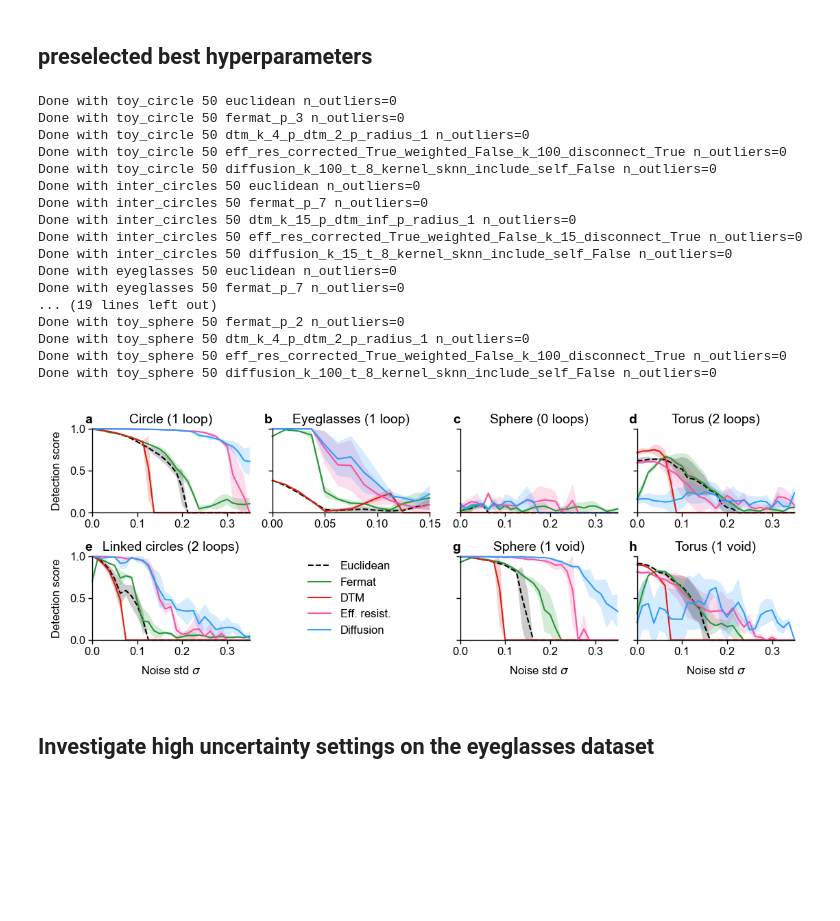
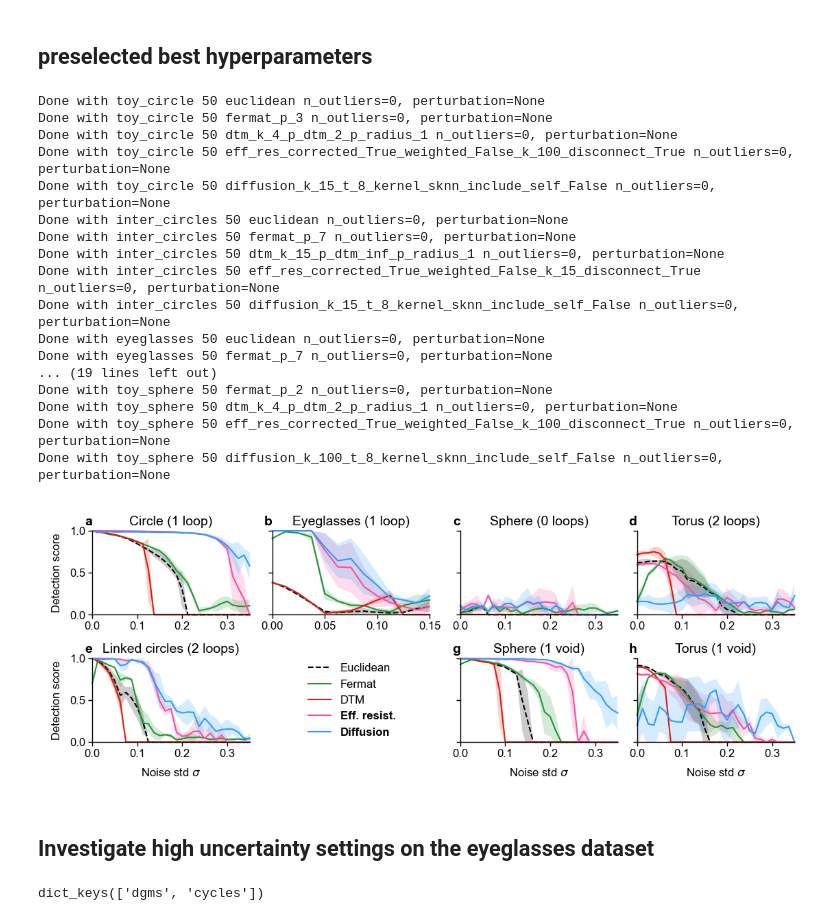
Before and after one commit to berenslab/eff-ph, a Jupyter notebook: notebooks/fig_datasets.ipynb, the cells around one changed output. Drawn from its saved outputs; the diff is of its cells as text; code cells hidden in the pictures; blank space fills up the shorter version.

Commit message:
uses corrected diffusion

```diff
--- a/notebooks/fig_datasets.ipynb
+++ b/notebooks/fig_datasets.ipynb
@@ -215,7 +217,7 @@ best_method_per_dataset_dict = {
              'fermat': [{"p": 3}],
              'dtm': [{"k": 4, "p_dtm": 2, "p_radius": 1},],
              'eff_res': [{"corrected": True, "weighted": False, "k": 100, "disconnect": True,}],
-             'diffusion': [{"k": 100, "t": 8, "kernel": "sknn", "include_self": False}],
+             'diffusion': [{"k": 15, "t": 8, "kernel": "sknn", "include_self": False}],
              },
         'inter_circles':
             {'euclidean': [{}],
@@ -278,23 +280,23 @@ for feature_dim in best_method_per_dataset_dict:
                                                   n_threads=10)
     selected_res[feature_dim] = sel_res_dim
 # %% [output]
-Done with toy_circle 50 euclidean n_outliers=0
-Done with toy_circle 50 fermat_p_3 n_outliers=0
-Done with toy_circle 50 dtm_k_4_p_dtm_2_p_radius_1 n_outliers=0
-Done with toy_circle 50 eff_res_corrected_True_weighted_False_k_100_disconnect_True n_outliers=0
-Done with toy_circle 50 diffusion_k_100_t_8_kernel_sknn_include_self_False n_outliers=0
-Done with inter_circles 50 euclidean n_outliers=0
-Done with inter_circles 50 fermat_p_7 n_outliers=0
-Done with inter_circles 50 dtm_k_15_p_dtm_inf_p_radius_1 n_outliers=0
-Done with inter_circles 50 eff_res_corrected_True_weighted_False_k_15_disconnect_True n_outliers=0
-Done with inter_circles 50 diffusion_k_15_t_8_kernel_sknn_include_self_False n_outliers=0
-Done with eyeglasses 50 euclidean n_outliers=0
-Done with eyeglasses 50 fermat_p_7 n_outliers=0
+Done with toy_circle 50 euclidean n_outliers=0, perturbation=None
+Done with toy_circle 50 fermat_p_3 n_outliers=0, perturbation=None
+Done with toy_circle 50 dtm_k_4_p_dtm_2_p_radius_1 n_outliers=0, perturbation=None
+Done with toy_circle 50 eff_res_corrected_True_weighted_False_k_100_disconnect_True n_outliers=0, perturbation=None
+Done with toy_circle 50 diffusion_k_15_t_8_kernel_sknn_include_self_False n_outliers=0, perturbation=None
+Done with inter_circles 50 euclidean n_outliers=0, perturbation=None
+Done with inter_circles 50 fermat_p_7 n_outliers=0, perturbation=None
+Done with inter_circles 50 dtm_k_15_p_dtm_inf_p_radius_1 n_outliers=0, perturbation=None
+Done with inter_circles 50 eff_res_corrected_True_weighted_False_k_15_disconnect_True n_outliers=0, perturbation=None
+Done with inter_circles 50 diffusion_k_15_t_8_kernel_sknn_include_self_False n_outliers=0, perturbation=None
+Done with eyeglasses 50 euclidean n_outliers=0, perturbation=None
+Done with eyeglasses 50 fermat_p_7 n_outliers=0, perturbation=None
 ... (19 lines left out)
-Done with toy_sphere 50 fermat_p_2 n_outliers=0
-Done with toy_sphere 50 dtm_k_4_p_dtm_2_p_radius_1 n_outliers=0
-Done with toy_sphere 50 eff_res_corrected_True_weighted_False_k_100_disconnect_True n_outliers=0
-Done with toy_sphere 50 diffusion_k_100_t_8_kernel_sknn_include_self_False n_outliers=0
+Done with toy_sphere 50 fermat_p_2 n_outliers=0, perturbation=None
+Done with toy_sphere 50 dtm_k_4_p_dtm_2_p_radius_1 n_outliers=0, perturbation=None
+Done with toy_sphere 50 eff_res_corrected_True_weighted_False_k_100_disconnect_True n_outliers=0, perturbation=None
+Done with toy_sphere 50 diffusion_k_100_t_8_kernel_sknn_include_self_False n_outliers=0, perturbation=None
 # %%
 # filtering
 dob = 1.25
@@ -400,35 +402,40 @@ for i in range(npanels):
         ax[r, c].set_yticklabels([])
     if r == 0:
         ax[r, c].set_xlabel("")
 
 
     if i == 0 or i==1:
         ax[r, c].set_title(dataset_to_print[dataset] + f" (1 loop)")
     elif i == 2:
         ax[r, c].set_title(dataset_to_print[dataset] + f" (0 loops)")
     elif i==3 or i==4:
         ax[r, c].set_title(dataset_to_print[dataset] + f" (2 loops)")
     elif i==6 or i==7:
         ax[r, c].set_title(dataset_to_print[dataset] + f" (1 void)")
 
 
     ax[r, c].set_title(
         letters[i],
         loc="left",
         ha="right",
         fontweight="bold",
 )
 
 
 handles, labels = ax[1, 2].get_legend_handles_labels()
-ax[1, 1].legend(loc=(0.2, 0.0),
+legend = ax[1, 1].legend(loc=(0.2, 0.0),
                 handles=handles,
              frameon=False
       )
+
+leg_labels = legend.get_texts()
+leg_labels[-2].set_weight("bold")
+leg_labels[-1].set_weight("bold")
+
 ax[1, 1].axis("off")
 fig.savefig(os.path.join(fig_path, "fig_datasets_dob.pdf"))
 # %% [output]
-[figure, old version]
+[figure, new version]
 # %% [markdown]
 ## Investigate high uncertainty settings on the eyeglasses dataset
 # %%
@@ -439,6 +446,10 @@ from sklearn.decomposition import PCA
 dataset = "eyeglasses"
 sigma = 0.075
 data = np.stack([get_toy_data(dataset=dataset, n=1000, gaussian={"sigma": sigma}, seed=seed) for seed in seeds])
+# %%
+selected_res[1][dataset]["eff_res"]["eff_res_corrected_True_weighted_False_k_15_disconnect_True"][sigma][seed].keys()
+# %% [output]
+dict_keys(['dgms', 'cycles'])
 # %%
 # plot figure for eff res
 fig, ax = plt.subplots(ncols=3, nrows=3, width_ratios=(1, 2, 2), figsize=(4, 2.5))
```
Also changed, not shown: parts of 5 cells of this notebook.
